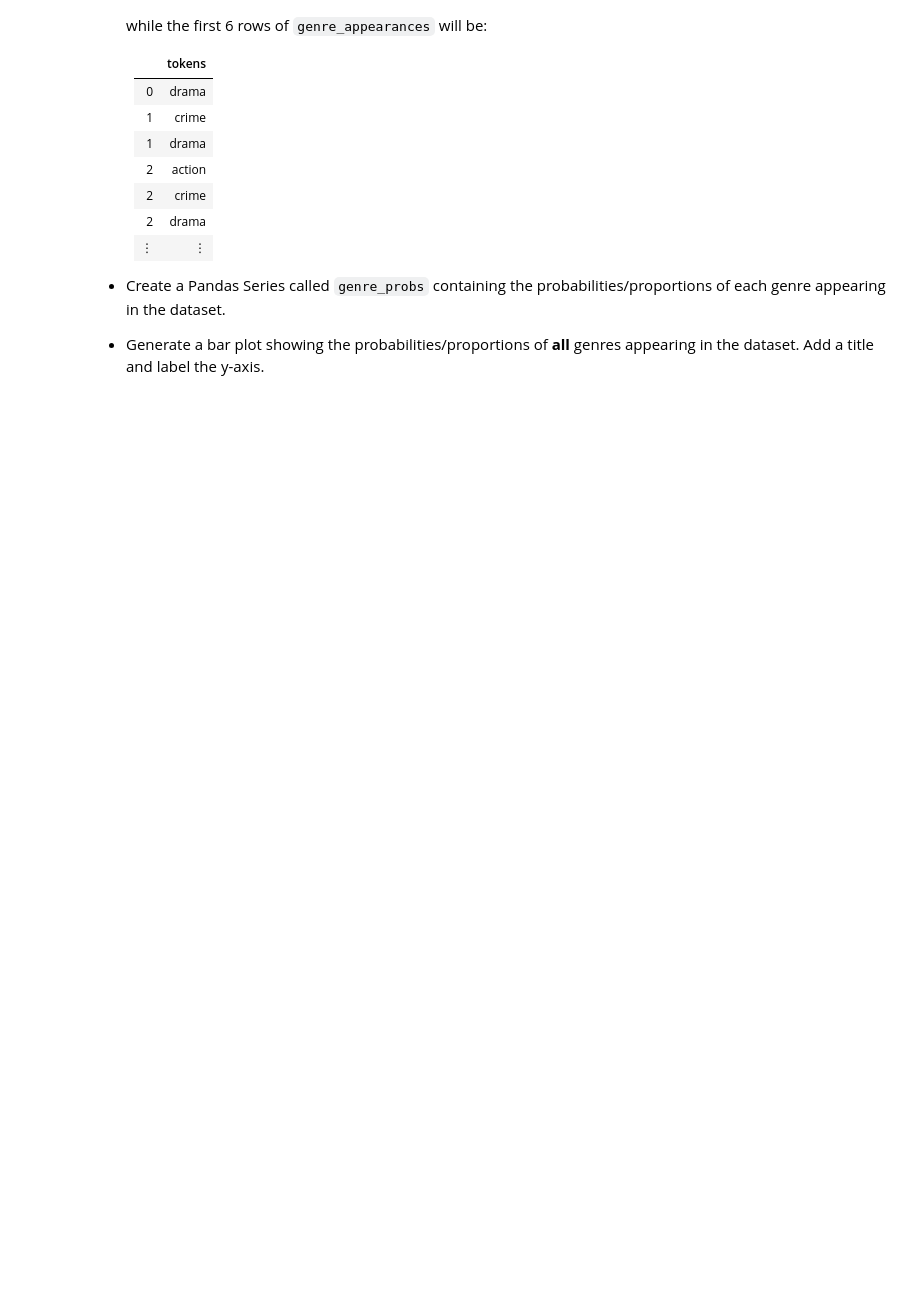
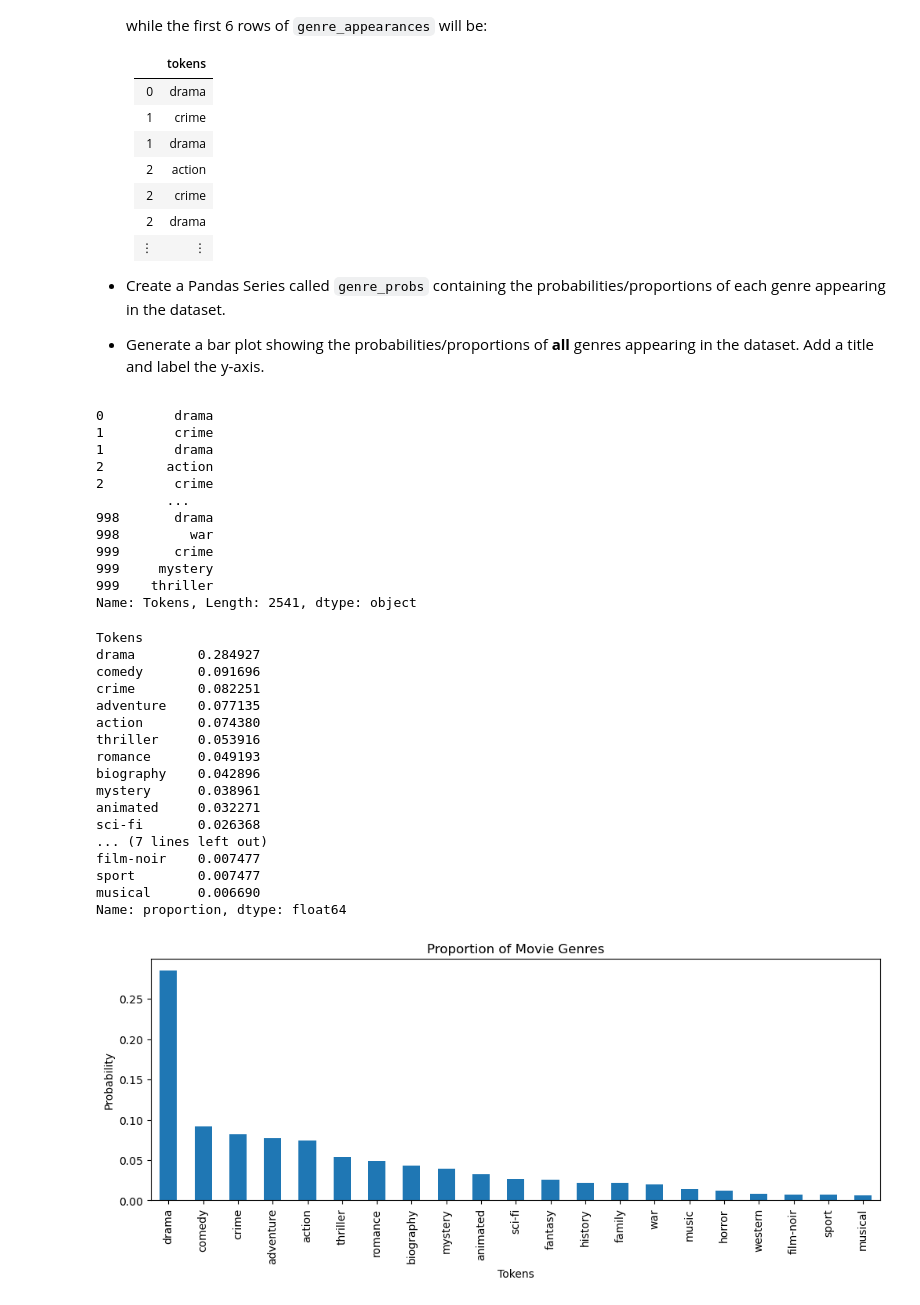
Before and after one commit to JillianKoenig/qtm151fall2025, a Jupyter notebook: Lecture_24-trigrams/Lecture24 copy.ipynb, the cells around one changed output. Saved outputs shown, nothing was run; the diff lists cells and outputs as text; code cells hidden in the pictures; blank space fills up the shorter version.

```diff
--- a/Lecture_24-trigrams/Lecture24 copy.ipynb
+++ b/Lecture_24-trigrams/Lecture24 copy.ipynb
@@ -498,6 +498,7 @@ df = pd.read_csv("files_lec24/imdb_top_1000.csv")
 - For example, the 23rd ranked movie "Sen to Chihiro no kamikakushi" is originally classified as "Animation, Adventure, Family". After you perform the replacement correctly, it will be classified as "Animated, Adventure, Family".
 # %%
 # your code here
+df["Genre"] = df["Genre"].str.replace("Animation", "Animated")
 # %% [markdown]
 # Q2
 
@@ -550,6 +596,20 @@ df = pd.read_csv("files_lec24/imdb_top_1000.csv")
 - **Warning:** There are two genres with a dash: "Sci-Fi" and "Film-Noir". Make sure that the row corresponding to "Inception" has the tuple ("action", "adventure", "sci-fi") instead of the tuple ("action", "adventure", "sci", "fi")
 # %%
 # your code here
+df["Tokens"] = df["Genre"].str.findall("[A-Za-z'-]+")
+
+
+def lower_list(lst):
+    out = []
+    if not isinstance(lst, list):
+        return out
+    for w in lst:
+        out.append(w.lower())
+    return out
+
+# Use .apply() on the "tokens column"
+df["Tokens"] = df["Tokens"].apply(lower_list)
+df["Tokens"] = df["Tokens"].apply(tuple)
 # %% [markdown]
 # Q6
 
@@ -585,3 +645,44 @@ df = pd.read_csv("files_lec24/imdb_top_1000.csv")
 - Generate a bar plot showing the probabilities/proportions of **all** genres appearing in the dataset. Add a title and label the y-axis.
 # %%
 # your code here
+genre_appearances = df["Tokens"].explode()
+display(genre_appearances)
+
+genre_probs = genre_appearances.value_counts(normalize = True)
+display(genre_probs)
+
+genre_probs.plot(kind='bar', figsize=(12,4))
+plt.title("Proportion of Movie Genres")
+plt.ylabel("Probability")
+plt.show()
+# %% [output]
+0         drama
+1         crime
+1         drama
+2        action
+2         crime
+         ...
+998       drama
+998         war
+999       crime
+999     mystery
+999    thriller
+Name: Tokens, Length: 2541, dtype: object
+Tokens
+drama        0.284927
+comedy       0.091696
+crime        0.082251
+adventure    0.077135
+action       0.074380
+thriller     0.053916
+romance      0.049193
+biography    0.042896
+mystery      0.038961
+animated     0.032271
+sci-fi       0.026368
+... (7 lines left out)
+film-noir    0.007477
+sport        0.007477
+musical      0.006690
+Name: proportion, dtype: float64
+[figure, added]
```
Also changed, not shown: parts of 3 cells of this notebook.
